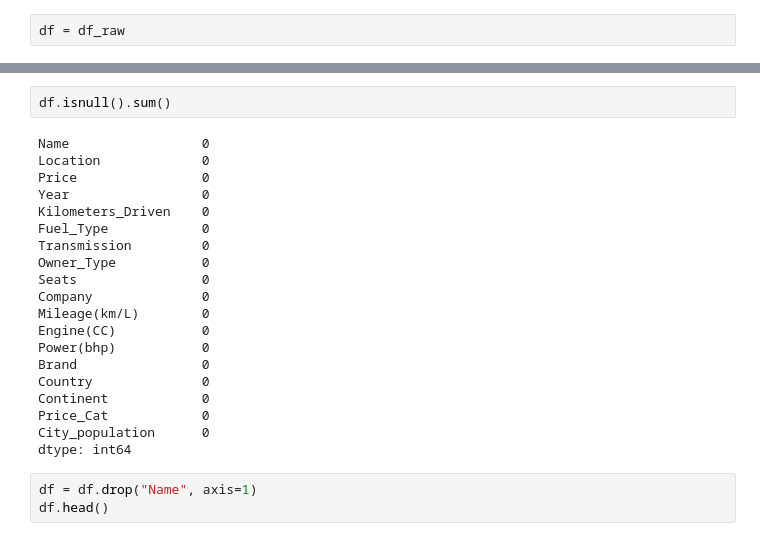
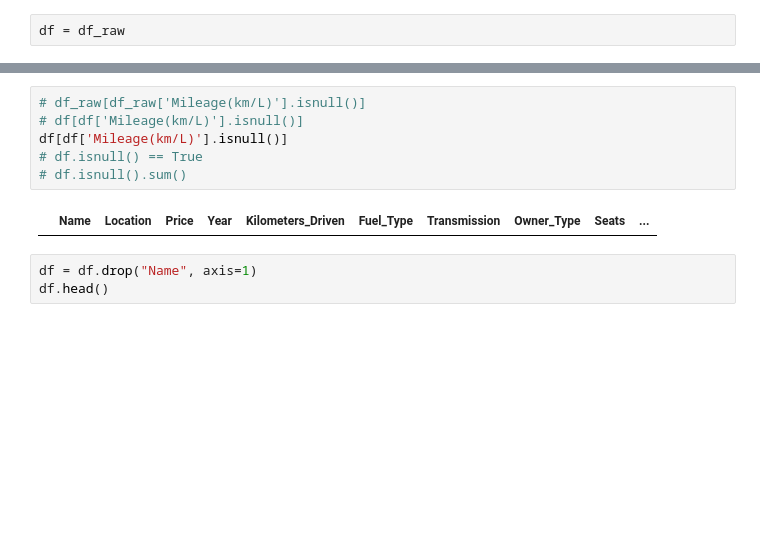
Before and after one commit to Choi-HanEol/Posco_BigData, a Jupyter notebook: Car/preprocessingData.ipynb, the cells around one changed output, grey strips where cells are left out. Drawn from its saved outputs; the diff is of its cells as text; blank space fills up the shorter version.

```diff
--- a/preprocessingData.ipynb
+++ b/Car/preprocessingData.ipynb
@@ -456,28 +472,14 @@ df.head()
 | 2 | Jazz V | Chennai | 6898.32 | 2011 | 46000 | Petrol | Manual | First | 5.0 | ... |
 | 3 | Ertiga VDI | Chennai | 9197.76 | 2012 | 87000 | Diesel | Manual | First | 7.0 | ... |
 | 4 | A4 New 2.0 TDI Multitronic | Coimbatore | 27194.71 | 2013 | 40670 | Diesel | Automatic | Second | 5.0 | ... |
-# %%
-df.isnull().sum()
-# %% [output]
-Name                 0
-Location             0
-Price                0
-Year                 0
-Kilometers_Driven    0
-Fuel_Type            0
-Transmission         0
-Owner_Type           0
-Seats                0
-Company              0
-Mileage(km/L)        0
-Engine(CC)           0
-Power(bhp)           0
-Brand                0
-Country              0
-Continent            0
-Price_Cat            0
-City_population      0
-dtype: int64
+# %%
+# df_raw[df_raw['Mileage(km/L)'].isnull()]
+# df[df['Mileage(km/L)'].isnull()]
+df[df['Mileage(km/L)'].isnull()]
+# df.isnull() == True
+# df.isnull().sum()
+# %% [output]
+|  | Name | Location | Price | Year | Kilometers_Driven | Fuel_Type | Transmission | Owner_Type | Seats | ... |
 # %%
 df = df.drop("Name", axis=1)
 df.head()
```
Also changed, not shown: parts of 12 cells of this notebook, 9 other files.
